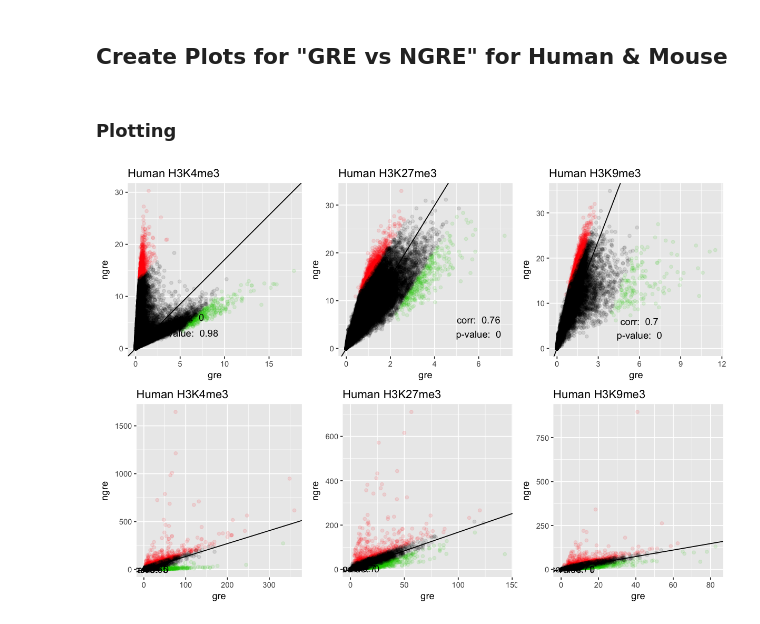
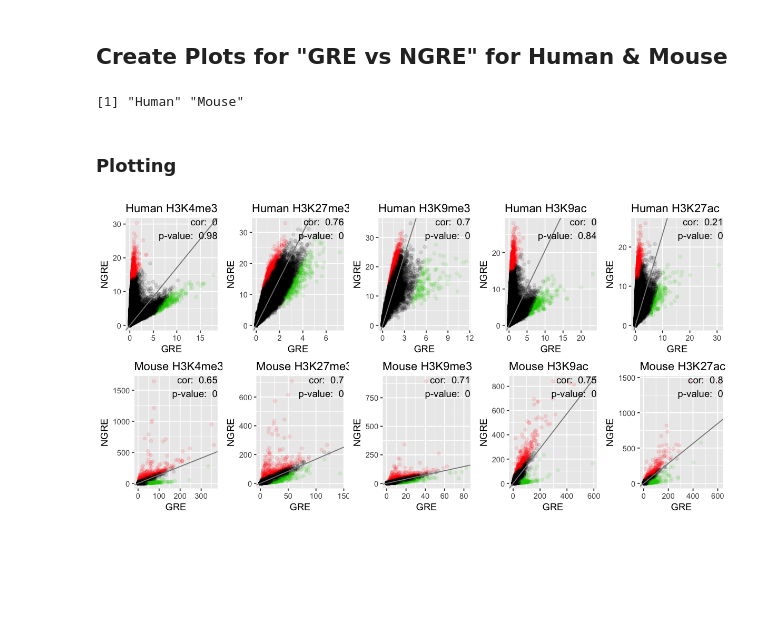
Before and after one commit to iganna/evo_epigen, a Jupyter notebook: scripts/analyse_genes.ipynb, the cells around one changed output. Cells and saved outputs as stored; diff of their text form; code cells hidden in the pictures; blank space fills up the shorter version.

Commit message:
updated plots & data for DAVID

```diff
--- a/scripts/analyse_genes.ipynb
+++ b/scripts/analyse_genes.ipynb
@@ -100,9 +125,15 @@ for(tag in target_tags)
 # %% [markdown]
 ## Create Plots for "GRE vs NGRE" for Human & Mouse
+# %%
+stats = list(Human = stat_all_h, Mouse = stat_all_m)
+names(stats)
+# %% [output]
+[1] "Human" "Mouse"
 # %%
 plot_list = list()
-for(stat_all in list(stat_all_h, stat_all_m))
+for(istat in 1:length(stats))
 {
+    stat_all = stats[[istat]]
     for(tag in target_tags)
     {
         # Get profiles
@@ -129,27 +160,44 @@ for(stat_all in list(stat_all_h, stat_all_m))
         outliers_down = idx_dist_down & (point_dist > threshold_down)
         normal_points = !outliers_up & !outliers_down
 
-        # calculate correlation and p-value
+        # Calculate correlation and p-value and create annotation
         res = cor.test(gre, ngre)[c(3,4)]
         res_pval = as.character(round(res[[1]],2))
         res_cor = as.character(round(res[[2]],2))
+        text_cor = paste('cor: ', res_cor)
+        text_pval = paste('p-value: ', res_pval)
+        annotations <- data.frame(xpos = Inf, ypos =  Inf,
+                                  annotateText = paste0(c(text_cor, text_pval), collapse = '\n'),
+                                  hjustvar = c(1), vjustvar = c(1)) #<- adjust
 
 
         # Create plot
         p <- ggplot(as.data.frame(cbind(gre, ngre)), aes(gre, ngre)) +
              geom_point(alpha=0.1, color = 2*outliers_up + 3*outliers_down + normal_points)+
-             geom_abline(intercept = 0, slope = slope) +
-             annotate("text", x=6, y=6, label= paste('corr: ', res_cor))+
-             annotate("text", x=6, y=3, label= paste('p-value: ', res_pval)) +
-             ggtitle(paste0('Human ', tag))
+             geom_abline(intercept = 0, slope = slope, colour = '#858585') +
+             geom_text(data=annotations,aes(x=xpos,y=ypos,hjust=hjustvar,vjust=vjustvar,label=annotateText))+
+             ggtitle(paste0(c(names(stats)[istat], tag), collapse = ' ')) + labs(x='GRE', y='NGRE')
         plot_list[[length(plot_list) + 1]] = p
+
+        # Save genes for the further DAVID annotation
+        file_up = paste0(c(path_gene_annot, tolower(names(stats)[istat]), '_', tag, '_up.txt'), collapse = '')
+        file_down = paste0(c(path_gene_annot, tolower(names(stats)[istat]), '_', tag, '_down.txt'), collapse = '')
+
+        gene_names = rownames(stat_all)
+
+        write.table(file = file_up, x = gene_names[outliers_up],
+                    quote = FALSE, col.names = FALSE, row.names = FALSE)
+        write.table(file = file_down, x = gene_names[outliers_down],
+                    quote = FALSE, col.names = FALSE, row.names = FALSE)
     }
 }
 # %% [markdown]
 ### Plotting
 # %%
+options(repr.plot.width=10, repr.plot.height=5)
+
 n <- length(plot_list)
-nCol <- 3
+nCol <- length(target_tags)
 do.call("grid.arrange", c(plot_list, ncol=nCol))
 # %% [output]
-[figure, old version]
+[figure, new version]
```
Also changed, not shown: parts of 5 cells of this notebook.
